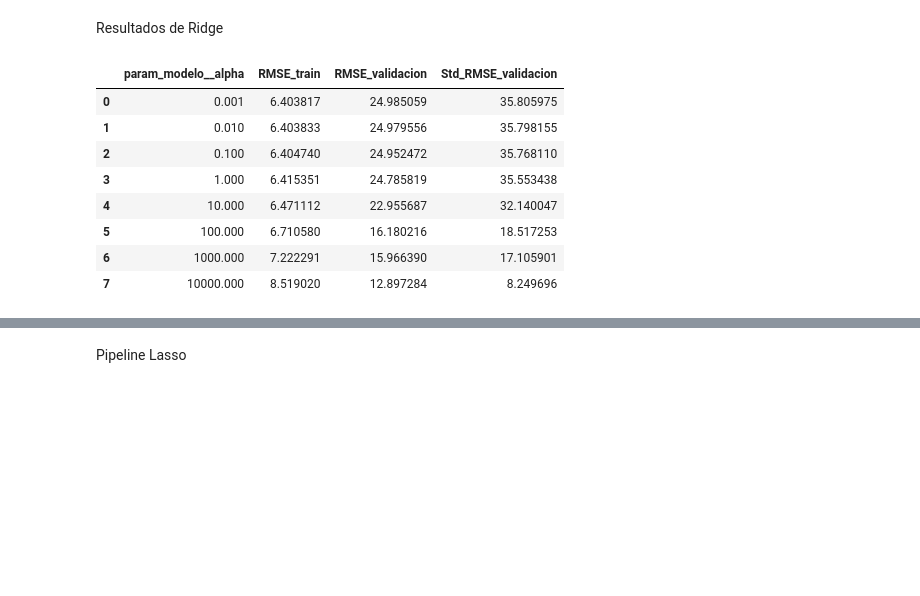
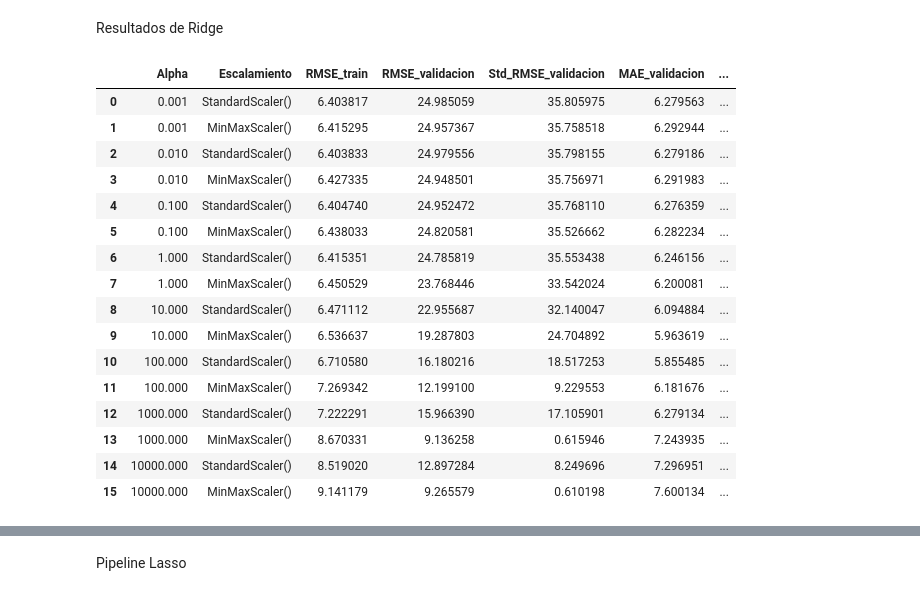
Before and after one commit to valentinajtovar/ISIS2611-Apredizaje, a Jupyter notebook: Lab 2/lab2.ipynb, the cells around one changed output, grey strips where cells are left out. Saved outputs shown, nothing was run; the diff lists cells and outputs as text; code cells hidden in the pictures; blank space fills up the shorter version.

```diff
--- a/Lab 2/lab2.ipynb
+++ b/Lab 2/lab2.ipynb
@@ -263,7 +263,11 @@ GridSearchCV
 # %%
 # Se definen los grados del polinomio que serán evaluados
 param_grid = {
-    "preprocesamiento__num__polynomial__degree": [1, 2, 3]
+    "preprocesamiento__num__polynomial__degree": [1, 2, 3],
+    "preprocesamiento__num__scaler": [
+        StandardScaler(),
+        MinMaxScaler()
+    ]
 }
 # %%
 # Se configura la búsqueda de hiperparámetros utilizando validación cruzada
@@ -511,16 +514,27 @@ param_grid_ridge = {
         100,
         1000,
         10000
+    ],
+    "preprocesamiento__num__scaler": [
+        StandardScaler(),
+        MinMaxScaler()
     ]
 }
 # %%
 # Se configura la búsqueda del mejor valor de alpha
 # mediante validación cruzada
+scoring = {
+    "RMSE": "neg_root_mean_squared_error",
+    "MAE": "neg_mean_absolute_error",
+    "R2": "r2"
+}
+
 grid_ridge = GridSearchCV(
     estimator=pipeline_ridge,
     param_grid=param_grid_ridge,
     cv=5,
-    scoring="neg_root_mean_squared_error",
+    scoring=scoring,
+    refit="RMSE",
     return_train_score=True
 )
 # %%
@@ -561,50 +575,77 @@ Resultados de Ridge
 # %%
 # Se extraen los resultados obtenidos durante la búsqueda
 resultados_ridge = pd.DataFrame(grid_ridge.cv_results_)
 
 # Se seleccionan las columnas necesarias para analizar
 # el efecto del parámetro de regularización
 resultados_ridge = resultados_ridge[
     [
         "param_modelo__alpha",
-        "mean_train_score",
-        "std_train_score",
-        "mean_test_score",
-        "std_test_score"
+        "param_preprocesamiento__num__scaler",
+        "mean_train_RMSE",
+        "std_train_RMSE",
+        "mean_test_RMSE",
+        "std_test_RMSE",
+        "mean_test_MAE",
+        "mean_test_R2"
     ]
 ].copy()
 
-# Se convierten los valores negativos de RMSE
+# Se convierten los valores negativos de RMSE y MAE
 # a valores positivos
 resultados_ridge["RMSE_train"] = (
-    -resultados_ridge["mean_train_score"]
+    -resultados_ridge["mean_train_RMSE"]
 )
 
 resultados_ridge["RMSE_validacion"] = (
-    -resultados_ridge["mean_test_score"]
+    -resultados_ridge["mean_test_RMSE"]
 )
 
-# Se conserva la desviación estándar de validación
+resultados_ridge["MAE_validacion"] = (
+    -resultados_ridge["mean_test_MAE"]
+)
+
+# Se conserva la desviación estándar de RMSE en validación
 resultados_ridge["Std_RMSE_validacion"] = (
-    resultados_ridge["std_test_score"]
+    resultados_ridge["std_test_RMSE"]
+)
+
+# Se cambia el nombre de las columnas para facilitar la lectura
+resultados_ridge = resultados_ridge.rename(
+    columns={
+        "param_modelo__alpha": "Alpha",
+        "param_preprocesamiento__num__scaler": "Escalamiento",
+        "mean_test_R2": "R2_validacion"
+    }
 )
 
 resultados_ridge[
     [
-        "param_modelo__alpha",
+        "Alpha",
+        "Escalamiento",
         "RMSE_train",
         "RMSE_validacion",
-        "Std_RMSE_validacion"
+        "Std_RMSE_validacion",
+        "MAE_validacion",
+        "R2_validacion"
     ]
 ]
 # %% [output]
-|  | param_modelo__alpha | RMSE_train | RMSE_validacion | Std_RMSE_validacion |
-| 0 | 0.001 | 6.403817 | 24.985059 | 35.805975 |
-| 1 | 0.010 | 6.403833 | 24.979556 | 35.798155 |
-| 2 | 0.100 | 6.404740 | 24.952472 | 35.768110 |
-| 3 | 1.000 | 6.415351 | 24.785819 | 35.553438 |
-| 4 | 10.000 | 6.471112 | 22.955687 | 32.140047 |
-| 5 | 100.000 | 6.710580 | 16.180216 | 18.517253 |
-| 6 | 1000.000 | 7.222291 | 15.966390 | 17.105901 |
-| 7 | 10000.000 | 8.519020 | 12.897284 | 8.249696 |
+|  | Alpha | Escalamiento | RMSE_train | RMSE_validacion | Std_RMSE_validacion | MAE_validacion | ... |
+| 0 | 0.001 | StandardScaler() | 6.403817 | 24.985059 | 35.805975 | 6.279563 | ... |
+| 1 | 0.001 | MinMaxScaler() | 6.415295 | 24.957367 | 35.758518 | 6.292944 | ... |
+| 2 | 0.010 | StandardScaler() | 6.403833 | 24.979556 | 35.798155 | 6.279186 | ... |
+| 3 | 0.010 | MinMaxScaler() | 6.427335 | 24.948501 | 35.756971 | 6.291983 | ... |
+| 4 | 0.100 | StandardScaler() | 6.404740 | 24.952472 | 35.768110 | 6.276359 | ... |
+| 5 | 0.100 | MinMaxScaler() | 6.438033 | 24.820581 | 35.526662 | 6.282234 | ... |
+| 6 | 1.000 | StandardScaler() | 6.415351 | 24.785819 | 35.553438 | 6.246156 | ... |
+| 7 | 1.000 | MinMaxScaler() | 6.450529 | 23.768446 | 33.542024 | 6.200081 | ... |
+| 8 | 10.000 | StandardScaler() | 6.471112 | 22.955687 | 32.140047 | 6.094884 | ... |
+| 9 | 10.000 | MinMaxScaler() | 6.536637 | 19.287803 | 24.704892 | 5.963619 | ... |
+| 10 | 100.000 | StandardScaler() | 6.710580 | 16.180216 | 18.517253 | 5.855485 | ... |
+| 11 | 100.000 | MinMaxScaler() | 7.269342 | 12.199100 | 9.229553 | 6.181676 | ... |
+| 12 | 1000.000 | StandardScaler() | 7.222291 | 15.966390 | 17.105901 | 6.279134 | ... |
+| 13 | 1000.000 | MinMaxScaler() | 8.670331 | 9.136258 | 0.615946 | 7.243935 | ... |
+| 14 | 10000.000 | StandardScaler() | 8.519020 | 12.897284 | 8.249696 | 7.296951 | ... |
+| 15 | 10000.000 | MinMaxScaler() | 9.141179 | 9.265579 | 0.610198 | 7.600134 | ... |
 # %% [markdown]
```
Also changed, not shown: parts of 45 cells of this notebook.
